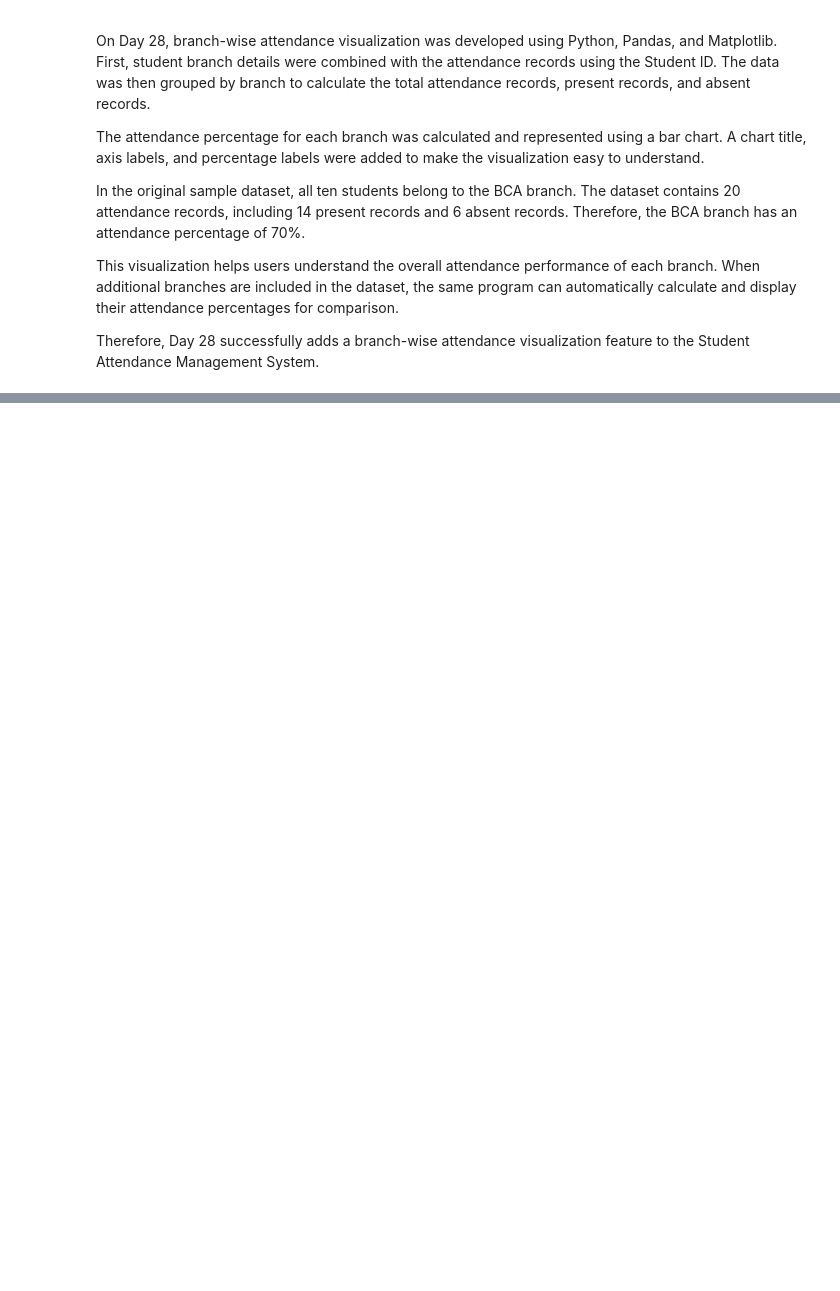
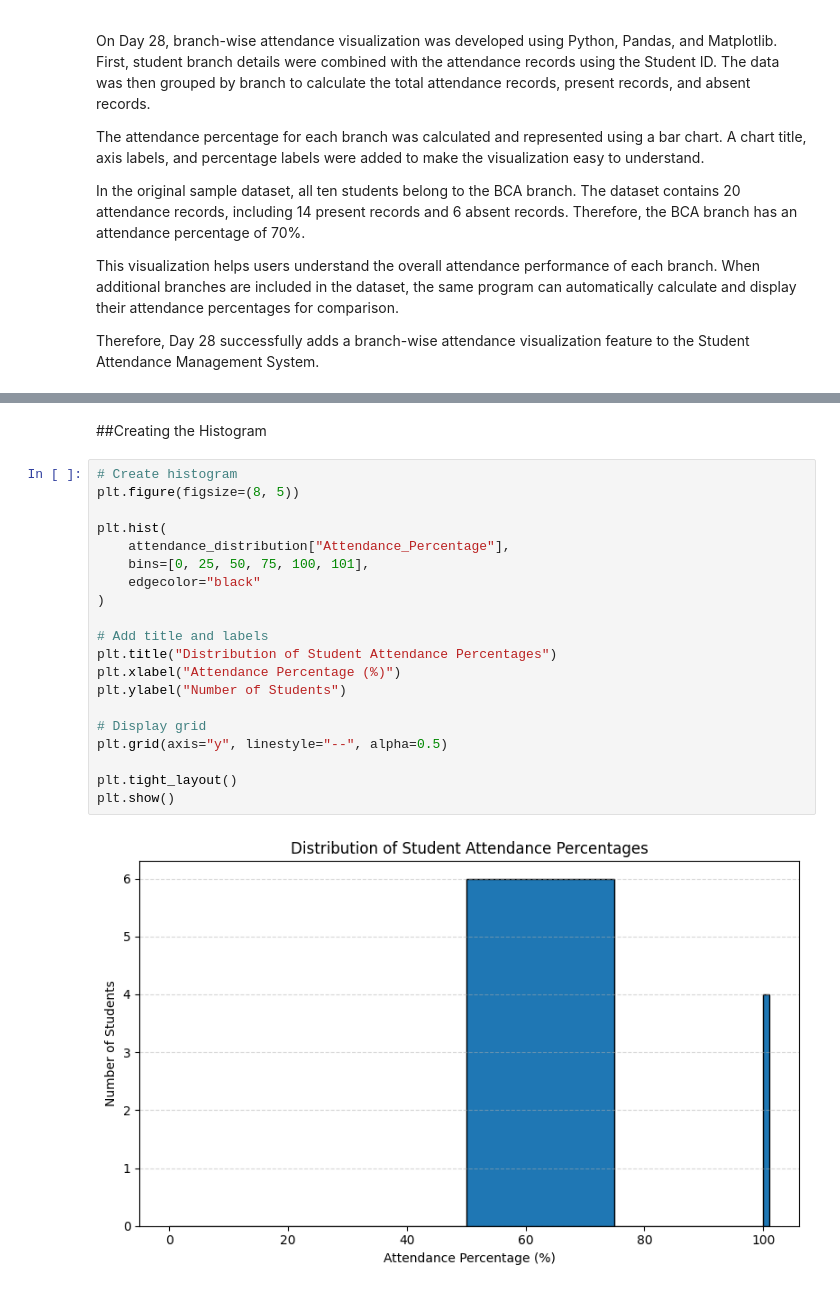
Before and after one commit to puja-200627/YBI_INTERNSHIP_PROJECTS, a Jupyter notebook: STUDENT_ATTENDANCE_MANAGEMENT_SYSTEM.ipynb, the cells around one changed output, grey strips where cells are left out. Saved outputs shown, nothing was run; the diff lists cells and outputs as text; blank space fills up the shorter version.

Commit message:
Day 29: Analyzed attendance percentage distribution in Python using pandas and matplotlib

```diff
--- a/STUDENT_ATTENDANCE_MANAGEMENT_SYSTEM.ipynb
+++ b/STUDENT_ATTENDANCE_MANAGEMENT_SYSTEM.ipynb
@@ -3021,0 +3112,24 @@ Therefore, Day 28 successfully adds a branch-wise attendance visualization featu
+# %% [markdown]
+##Creating the Histogram
+# %%
+# Create histogram
+plt.figure(figsize=(8, 5))
+
+plt.hist(
+    attendance_distribution["Attendance_Percentage"],
+    bins=[0, 25, 50, 75, 100, 101],
+    edgecolor="black"
+)
+
+# Add title and labels
+plt.title("Distribution of Student Attendance Percentages")
+plt.xlabel("Attendance Percentage (%)")
+plt.ylabel("Number of Students")
+
+# Display grid
+plt.grid(axis="y", linestyle="--", alpha=0.5)
+
+plt.tight_layout()
+plt.show()
+# %% [output]
+[figure, added]
```
Also changed, not shown: parts of 4 cells of this notebook.
